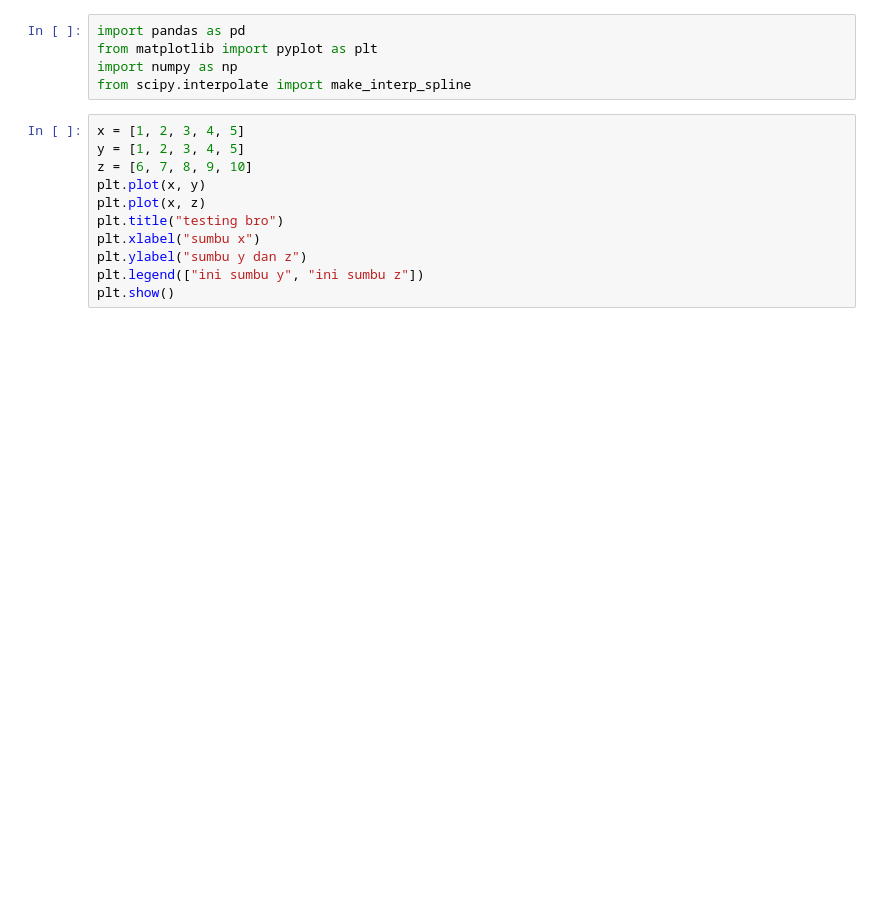
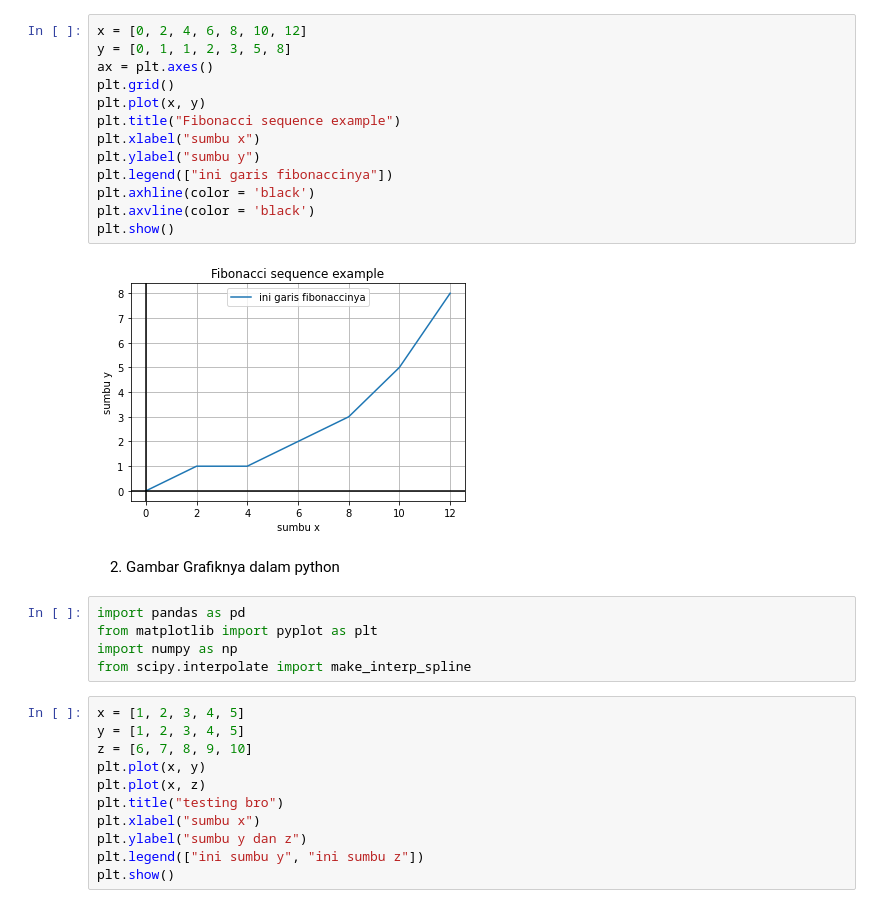
Before and after one commit to rizkisahat996/Tugas-MM, a Jupyter notebook: MM.ipynb, the cells around one changed output. Saved outputs shown, nothing was run; the diff lists cells and outputs as text; blank space fills up the shorter version.

```diff
--- a/MM.ipynb
+++ b/MM.ipynb
@@ -1,3 +77,20 @@
+# %%
+x = [0, 2, 4, 6, 8, 10, 12]
+y = [0, 1, 1, 2, 3, 5, 8]
+ax = plt.axes()
+plt.grid()
+plt.plot(x, y)
+plt.title("Fibonacci sequence example")
+plt.xlabel("sumbu x")
+plt.ylabel("sumbu y")
+plt.legend(["ini garis fibonaccinya"])
+plt.axhline(color = 'black')
+plt.axvline(color = 'black')
+plt.show()
+# %% [output]
+[figure, added]
+# %% [markdown]
+2. Gambar Grafiknya dalam python
 # %%
 import pandas as pd
 from matplotlib import pyplot as plt
```
Also changed, not shown: parts of 4 cells of this notebook.
